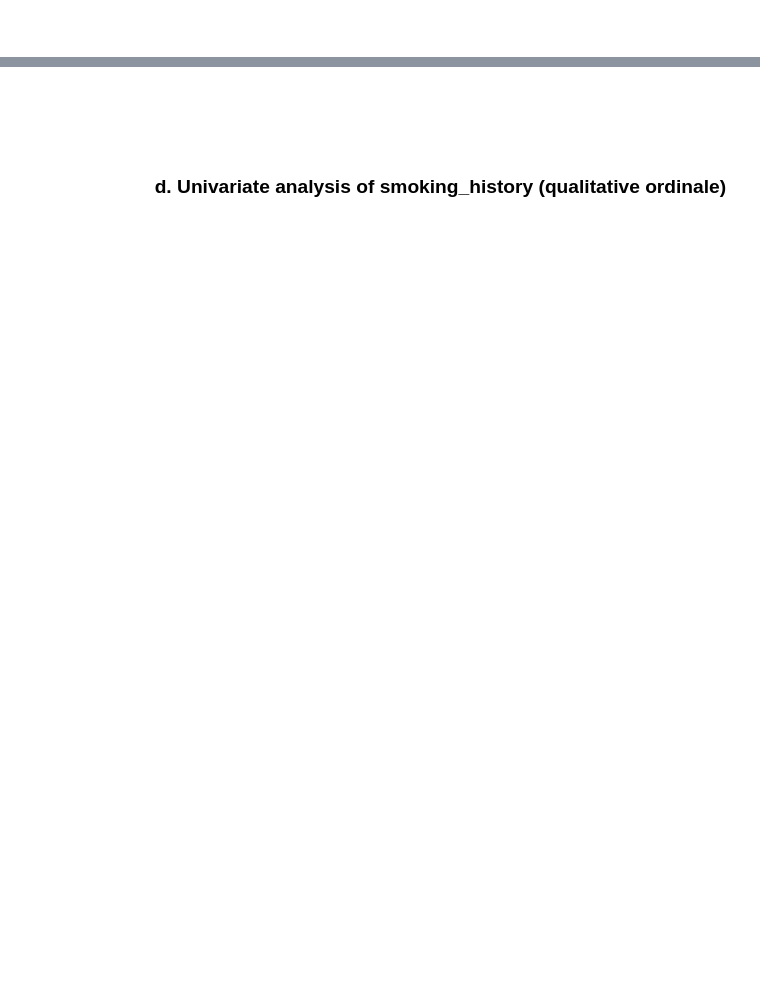
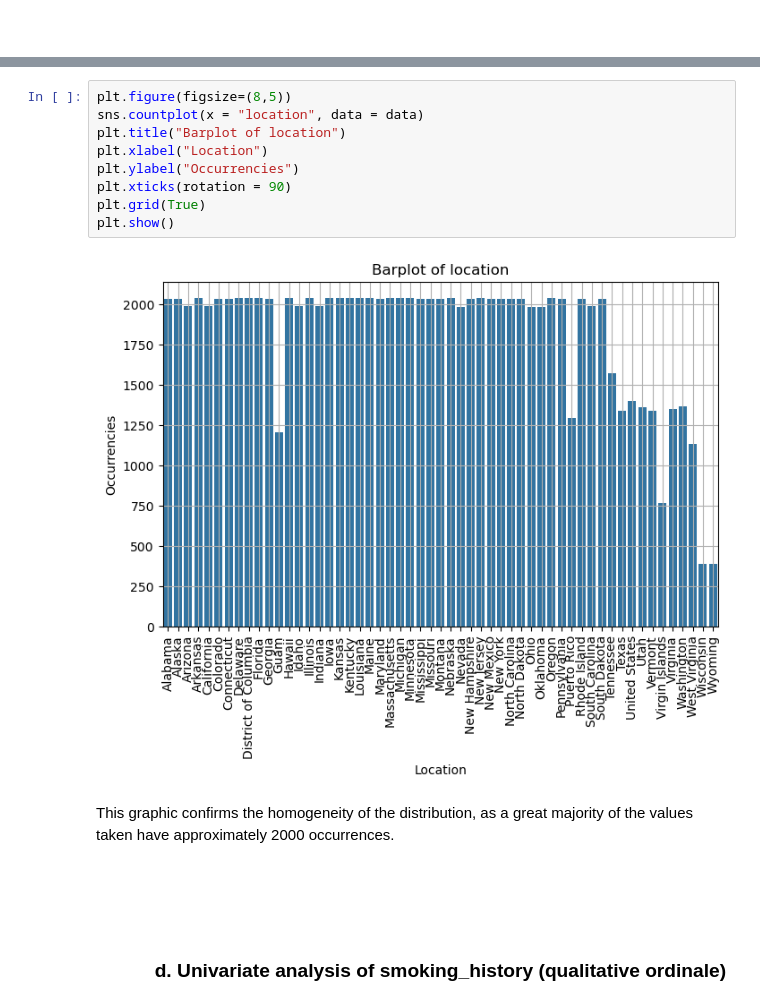
Before and after one commit to RefaelAharouni/Project_Machine_Learning_Refael_Venkatsai_Norbert_William, a Jupyter notebook: Project_Machine_Learning_Refael_Venkatsai_Norbert_William.ipynb, the cells around one changed output, grey strips where cells are left out. Drawn from its saved outputs; the diff is of its cells as text; blank space fills up the shorter version.

```diff
--- a/Project_Machine_Learning_Refael_Venkatsai_Norbert_William.ipynb
+++ b/Project_Machine_Learning_Refael_Venkatsai_Norbert_William.ipynb
@@ -465,3 +464,16 @@ Name: proportion, dtype: float64
+# %%
+plt.figure(figsize=(8,5))
+sns.countplot(x = "location", data = data)
+plt.title("Barplot of location")
+plt.xlabel("Location")
+plt.ylabel("Occurrencies")
+plt.xticks(rotation = 90)
+plt.grid(True)
+plt.show()
+# %% [output]
+[figure, added]
+# %% [markdown]
+This graphic confirms the homogeneity of the distribution, as a great majority of the values taken have approximately 2000 occurrences.
 # %% [markdown]
 <br><br>
 # %% [markdown]
```
Also changed, not shown: parts of 39 cells of this notebook.
